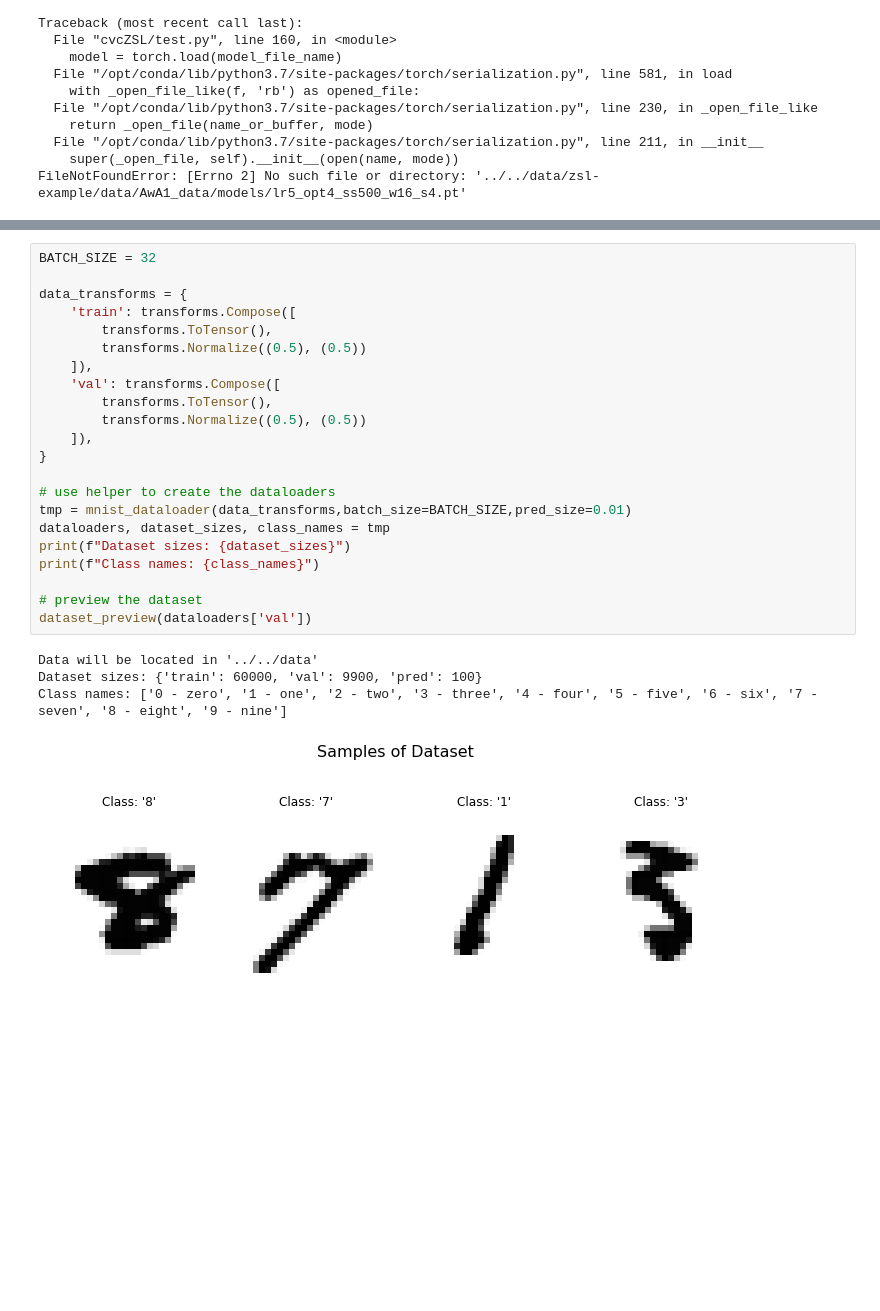
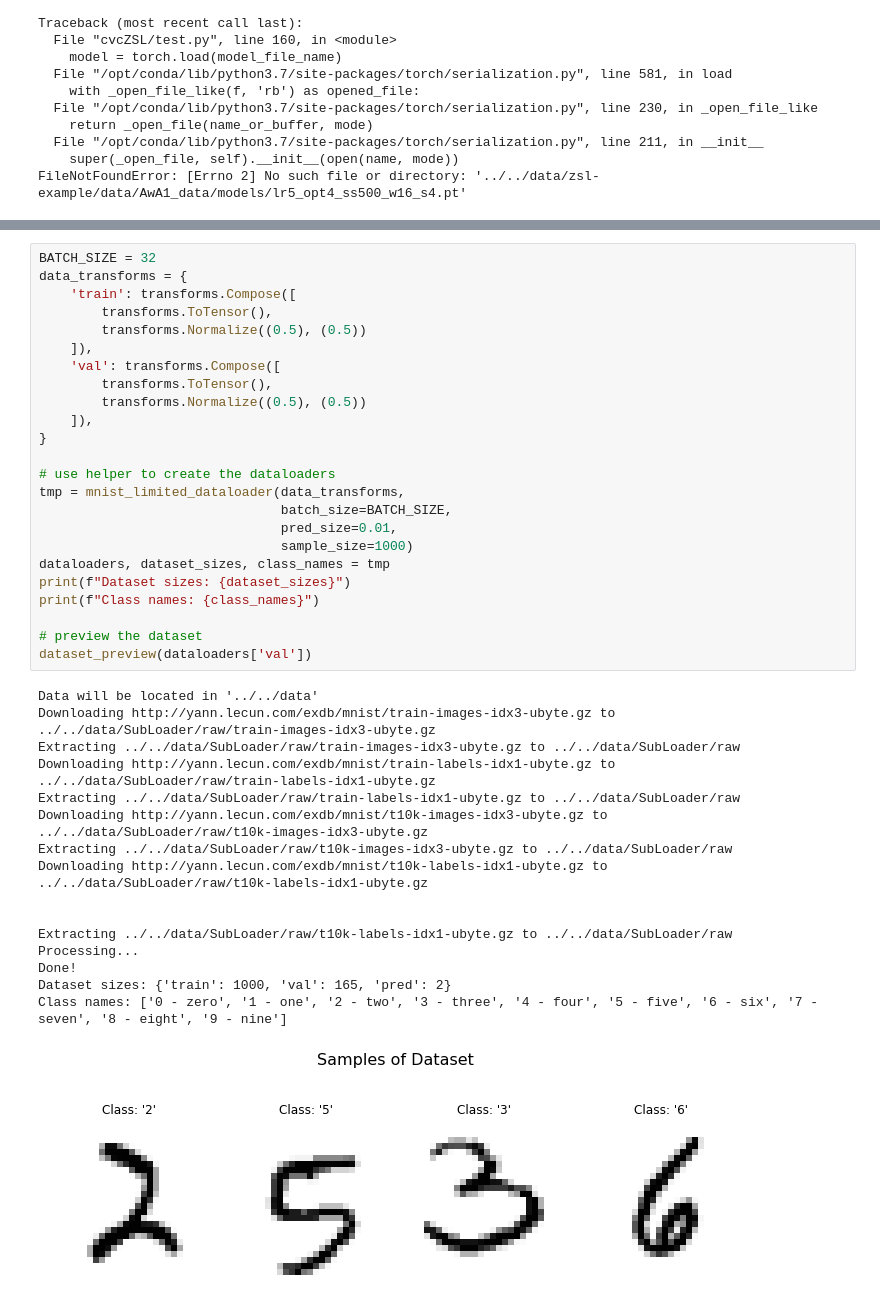
Before and after one commit to christnp/e6998-project, a Jupyter notebook: src/zero-shot/zero-shot-learning.ipynb, the cells around one changed output, grey strips where cells are left out. Cells and saved outputs as stored; diff of their text form; blank space fills up the shorter version.

Commit message:
finished limited dataset dataloader; updated some helpers

```diff
--- a/src/zero-shot/zero-shot-learning.ipynb
+++ b/src/zero-shot/zero-shot-learning.ipynb
@@ -152,27 +156,41 @@ FileNotFoundError: [Errno 2] No such file or directory: '../../data/zsl-example/
 # %%
 BATCH_SIZE = 32
-
 data_transforms = {
     'train': transforms.Compose([
         transforms.ToTensor(),
         transforms.Normalize((0.5), (0.5))
     ]),
     'val': transforms.Compose([
         transforms.ToTensor(),
         transforms.Normalize((0.5), (0.5))
     ]),
 }
 
 # use helper to create the dataloaders
-tmp = mnist_dataloader(data_transforms,batch_size=BATCH_SIZE,pred_size=0.01)
+tmp = mnist_limited_dataloader(data_transforms,
+                               batch_size=BATCH_SIZE,
+                               pred_size=0.01,
+                               sample_size=1000)
 dataloaders, dataset_sizes, class_names = tmp
 print(f"Dataset sizes: {dataset_sizes}")
 print(f"Class names: {class_names}")
 
 # preview the dataset
 dataset_preview(dataloaders['val'])
 # %% [output]
 Data will be located in '../../data'
-Dataset sizes: {'train': 60000, 'val': 9900, 'pred': 100}
+Downloading http://yann.lecun.com/exdb/mnist/train-images-idx3-ubyte.gz to ../../data/SubLoader/raw/train-images-idx3-ubyte.gz
+Extracting ../../data/SubLoader/raw/train-images-idx3-ubyte.gz to ../../data/SubLoader/raw
+Downloading http://yann.lecun.com/exdb/mnist/train-labels-idx1-ubyte.gz to ../../data/SubLoader/raw/train-labels-idx1-ubyte.gz
+Extracting ../../data/SubLoader/raw/train-labels-idx1-ubyte.gz to ../../data/SubLoader/raw
+Downloading http://yann.lecun.com/exdb/mnist/t10k-images-idx3-ubyte.gz to ../../data/SubLoader/raw/t10k-images-idx3-ubyte.gz
+Extracting ../../data/SubLoader/raw/t10k-images-idx3-ubyte.gz to ../../data/SubLoader/raw
+Downloading http://yann.lecun.com/exdb/mnist/t10k-labels-idx1-ubyte.gz to ../../data/SubLoader/raw/t10k-labels-idx1-ubyte.gz
+
+
+Extracting ../../data/SubLoader/raw/t10k-labels-idx1-ubyte.gz to ../../data/SubLoader/raw
+Processing...
+Done!
+Dataset sizes: {'train': 1000, 'val': 165, 'pred': 2}
 Class names: ['0 - zero', '1 - one', '2 - two', '3 - three', '4 - four', '5 - five', '6 - six', '7 - seven', '8 - eight', '9 - nine']
-[figure, old version]
+[figure, new version]
```
Also changed, not shown: parts of 3 cells of this notebook, 6 other files.
